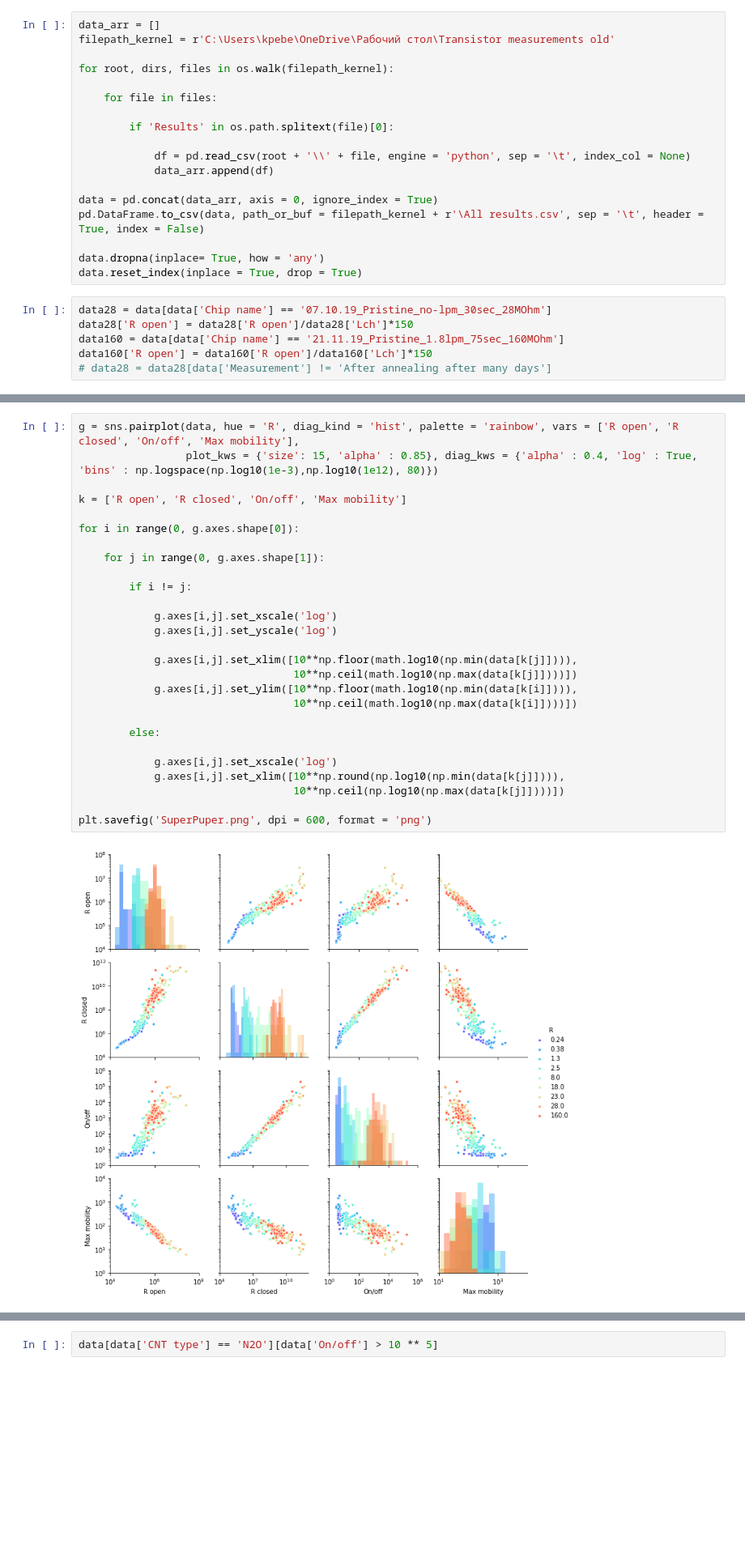
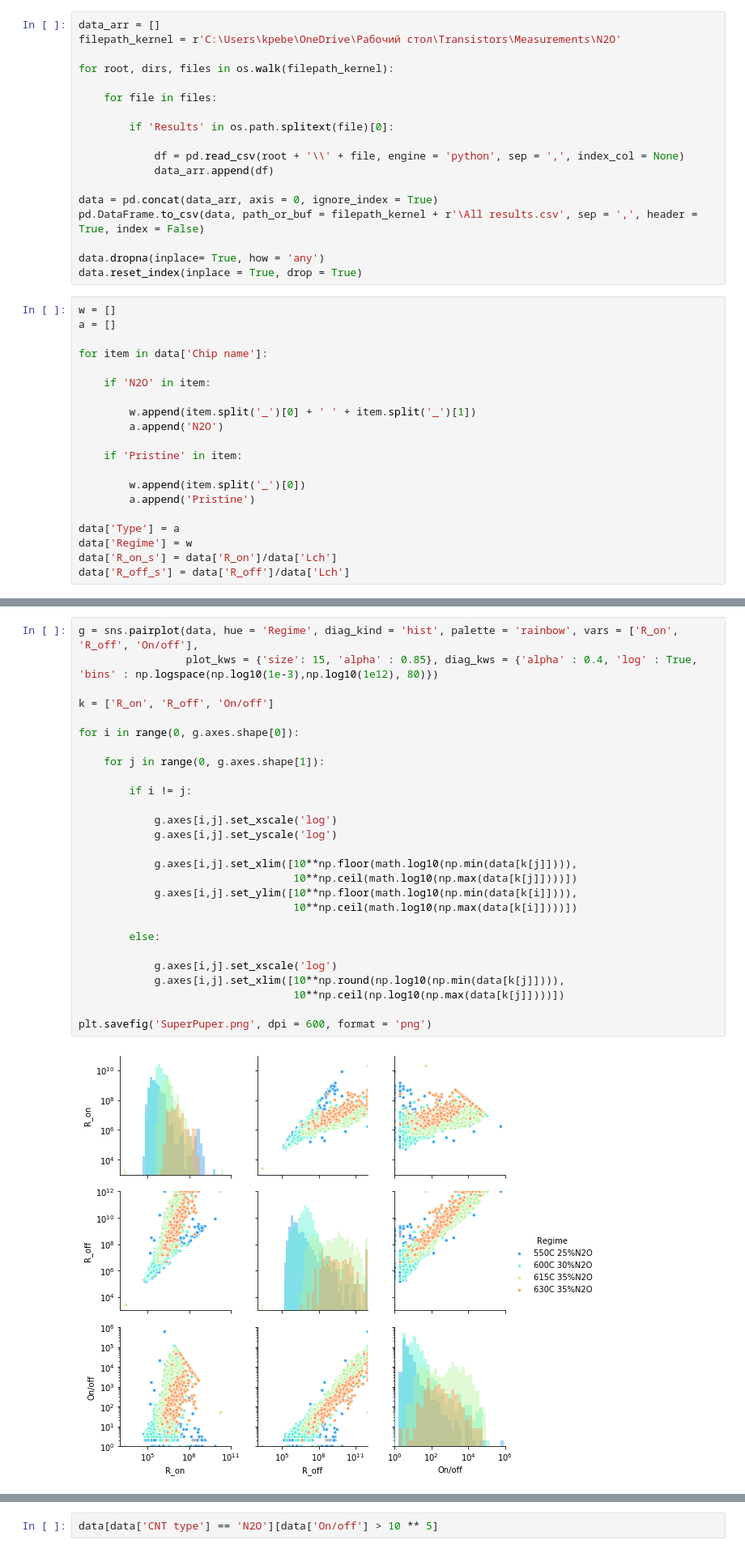
Before and after one commit to GLivshits/Lab, a Jupyter notebook: Transistors data analysis.ipynb, the cells around one changed output, grey strips where cells are left out. Shown at 81% size. Cells and saved outputs as stored; diff of their text form; blank space fills up the shorter version.

```diff
--- a/Transistors data analysis.ipynb
+++ b/Transistors data analysis.ipynb
@@ -15,7 +15,7 @@ warnings.filterwarnings("ignore")
 sns.distributions._has_statsmodels = False
 # %%
 data_arr = []
-filepath_kernel = r'C:\Users\kpebe\OneDrive\Рабочий стол\Transistor measurements old'
+filepath_kernel = r'C:\Users\kpebe\OneDrive\Рабочий стол\Transistors\Measurements\N2O'
 
 for root, dirs, files in os.walk(filepath_kernel):
 
@@ -23,17 +23,31 @@ for root, dirs, files in os.walk(filepath_kernel):
 
         if 'Results' in os.path.splitext(file)[0]:
 
-            df = pd.read_csv(root + '\\' + file, engine = 'python', sep = '\t', index_col = None)
+            df = pd.read_csv(root + '\\' + file, engine = 'python', sep = ',', index_col = None)
             data_arr.append(df)
 
 data = pd.concat(data_arr, axis = 0, ignore_index = True)
-pd.DataFrame.to_csv(data, path_or_buf = filepath_kernel + r'\All results.csv', sep = '\t', header = True, index = False)
+pd.DataFrame.to_csv(data, path_or_buf = filepath_kernel + r'\All results.csv', sep = ',', header = True, index = False)
 
 data.dropna(inplace= True, how = 'any')
 data.reset_index(inplace = True, drop = True)
-# %%
-data28 = data[data['Chip name'] == '07.10.19_Pristine_no-lpm_30sec_28MOhm']
-data28['R open'] = data28['R open']/data28['Lch']*150
-data160 = data[data['Chip name'] == '21.11.19_Pristine_1.8lpm_75sec_160MOhm']
-data160['R open'] = data160['R open']/data160['Lch']*150
-# data28 = data28[data['Measurement'] != 'After annealing after many days']
+# %%
+w = []
+a = []
+
+for item in data['Chip name']:
+
+    if 'N2O' in item:
+
+        w.append(item.split('_')[0] + ' ' + item.split('_')[1])
+        a.append('N2O')
+
+    if 'Pristine' in item:
+
+        w.append(item.split('_')[0])
+        a.append('Pristine')
+
+data['Type'] = a
+data['Regime'] = w
+data['R_on_s'] = data['R_on']/data['Lch']
+data['R_off_s'] = data['R_off']/data['Lch']
@@ -128,31 +158,31 @@ data['R'] = arr2
 data['R open'] = data['R open']*150/data['Lch']
 data['R closed'] = data['R closed']*150/data['Lch']
 # %%
-g = sns.pairplot(data, hue = 'R', diag_kind = 'hist', palette = 'rainbow', vars = ['R open', 'R closed', 'On/off', 'Max mobility'],
+g = sns.pairplot(data, hue = 'Regime', diag_kind = 'hist', palette = 'rainbow', vars = ['R_on', 'R_off', 'On/off'],
                  plot_kws = {'size': 15, 'alpha' : 0.85}, diag_kws = {'alpha' : 0.4, 'log' : True, 'bins' : np.logspace(np.log10(1e-3),np.log10(1e12), 80)})
 
-k = ['R open', 'R closed', 'On/off', 'Max mobility']
+k = ['R_on', 'R_off', 'On/off']
 
 for i in range(0, g.axes.shape[0]):
 
     for j in range(0, g.axes.shape[1]):
 
         if i != j:
 
             g.axes[i,j].set_xscale('log')
             g.axes[i,j].set_yscale('log')
 
             g.axes[i,j].set_xlim([10**np.floor(math.log10(np.min(data[k[j]]))),
                                   10**np.ceil(math.log10(np.max(data[k[j]])))])
             g.axes[i,j].set_ylim([10**np.floor(math.log10(np.min(data[k[i]]))),
                                   10**np.ceil(math.log10(np.max(data[k[i]])))])
 
         else:
 
             g.axes[i,j].set_xscale('log')
             g.axes[i,j].set_xlim([10**np.round(np.log10(np.min(data[k[j]]))),
                                   10**np.ceil(np.log10(np.max(data[k[j]])))])
 
 plt.savefig('SuperPuper.png', dpi = 600, format = 'png')
 # %% [output]
-[figure, old version]
+[figure, new version]
```
Also changed, not shown: parts of 11 cells of this notebook, 2 other files.
